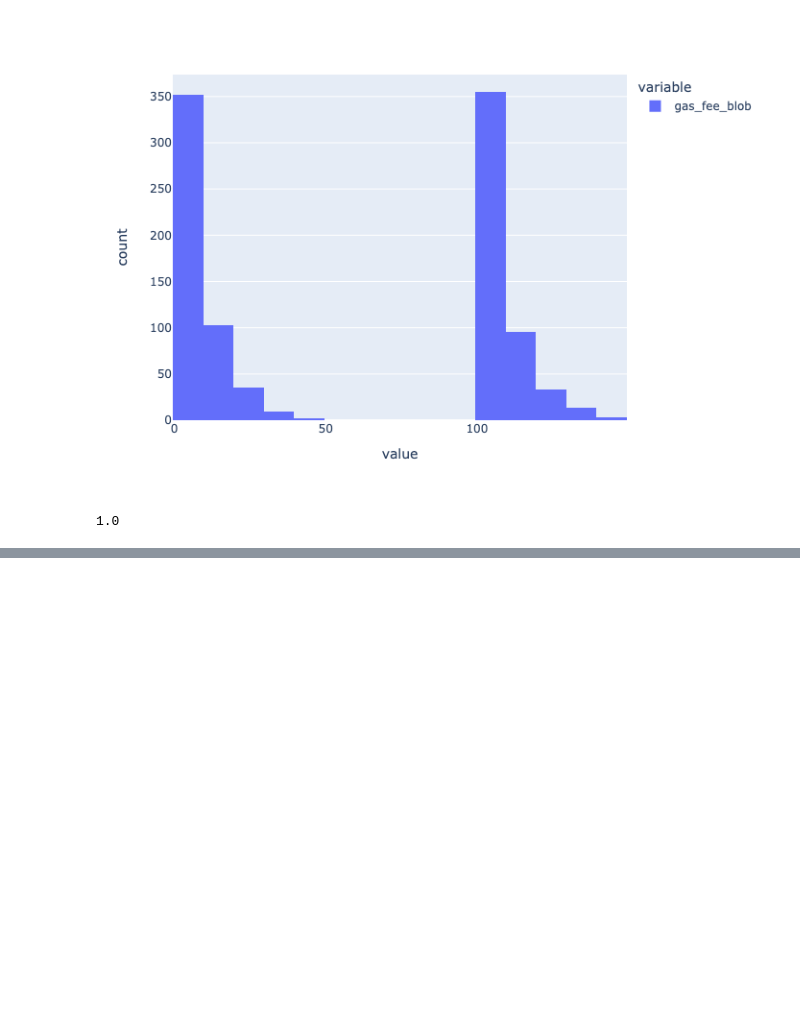
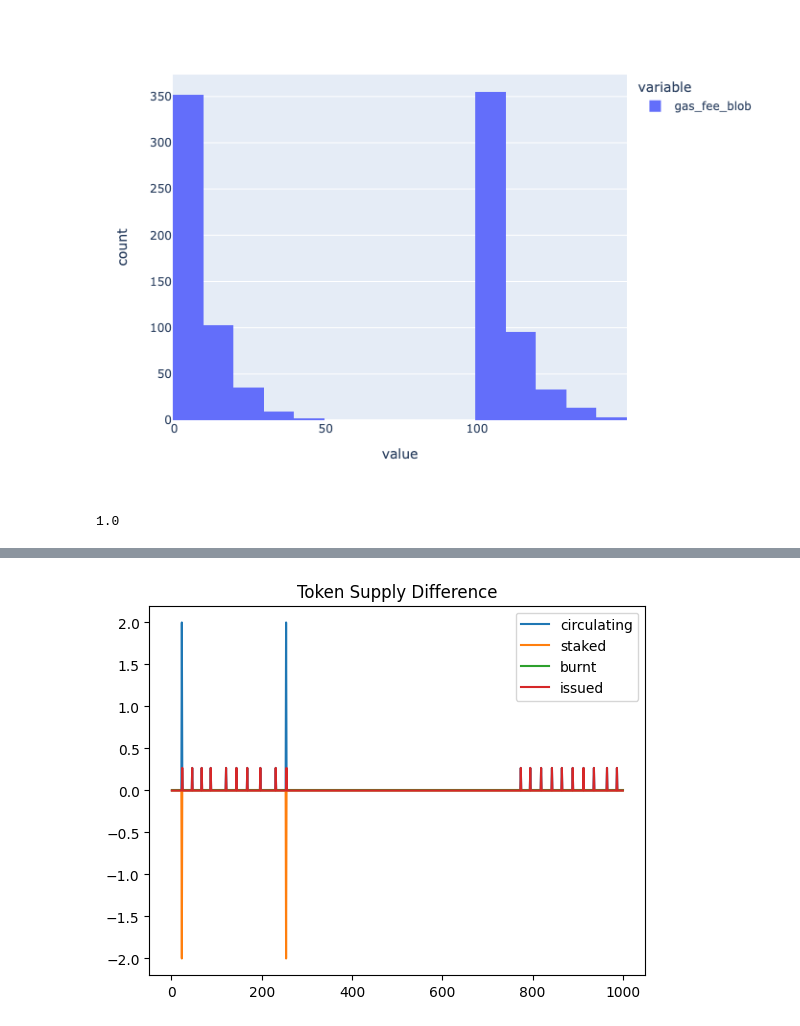
Before and after one commit to BlockScience/aztec-gddt, a Jupyter notebook: notebooks/test_run.ipynb, the cells around one changed output, grey strips where cells are left out. Drawn from its saved outputs; the diff is of its cells as text; code cells hidden in the pictures; blank space fills up the shorter version.

```diff
--- a/notebooks/test_run.ipynb
+++ b/notebooks/test_run.ipynb
@@ -179,0 +187,7 @@ sim_df.gas_fee_l1.min()
+# %%
+ts_df = sim_df.token_supply.apply(lambda x: pd.Series(x.__dict__)).diff()
+ts_df.plot(kind='line')
+plt.title("Token Supply Difference")
+plt.show()
+# %% [output]
+[figure, added]
```
Also changed, not shown: parts of 1 cell of this notebook, 1 other file.
